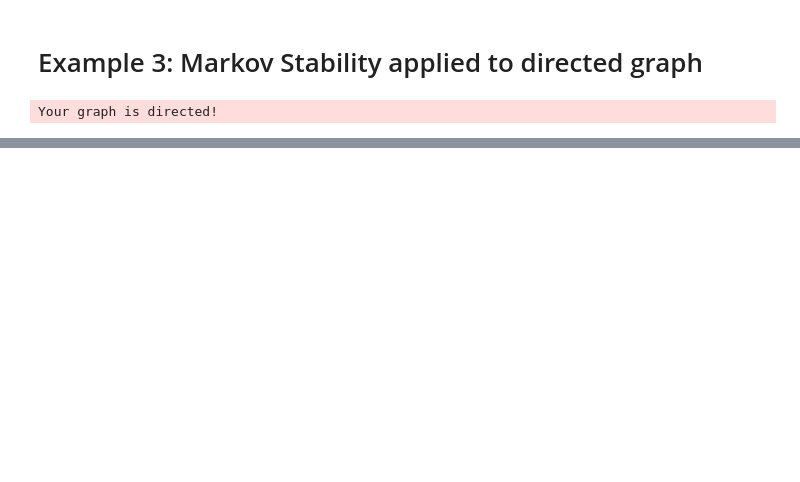
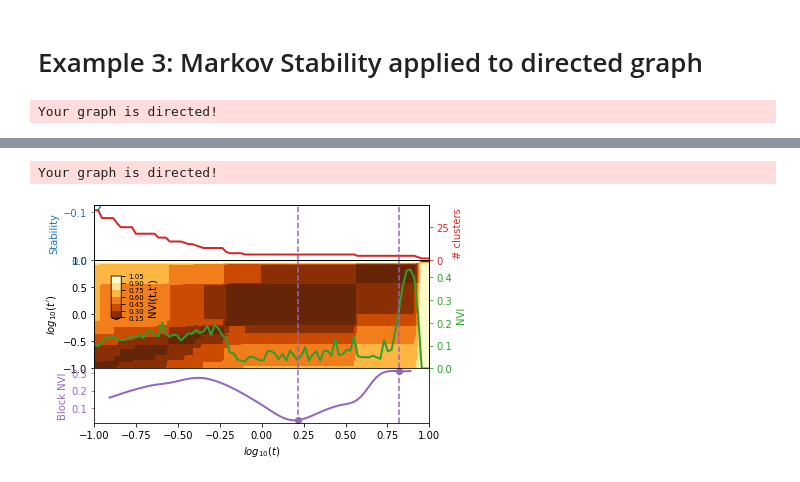
Before and after one commit to barahona-research-group/PyGenStability, a Jupyter notebook: examples/Example_3_directed.ipynb, the cells around one changed output, grey strips where cells are left out. Drawn from its saved outputs; the diff is of its cells as text; code cells hidden in the pictures; blank space fills up the shorter version.

Commit message:
Implementation of linearized_directed constructor (#70)

```diff
--- a/examples/Example_3_directed.ipynb
+++ b/examples/Example_3_directed.ipynb
@@ -37,0 +38,15 @@ plotting.plot_optimal_partitions(nx_graph, all_results, show=True)
+# %%
+# scan markov scale for communities using linearized directed
+all_results = run(sp.csgraph.csgraph_from_dense(adjacency),
+                  min_scale=-1.0,
+                  max_scale=1.0,
+                  n_scale=90,
+                  constructor="linearized_directed")
+# %% [output]
+Your graph is directed!
+# %%
+# select optimal scales
+all_results = identify_optimal_scales(all_results,kernel_size=30,window_size=10)
+_ = plotting.plot_scan(all_results)
+# %% [output]
+[figure, added]
```
Also changed, not shown: parts of 3 cells of this notebook, 19 other files.
